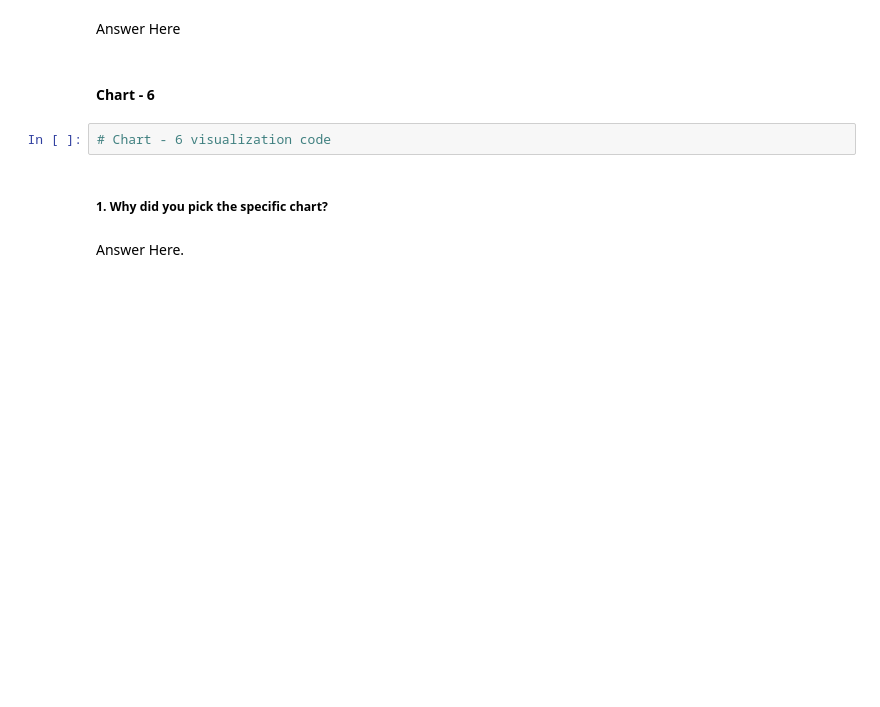
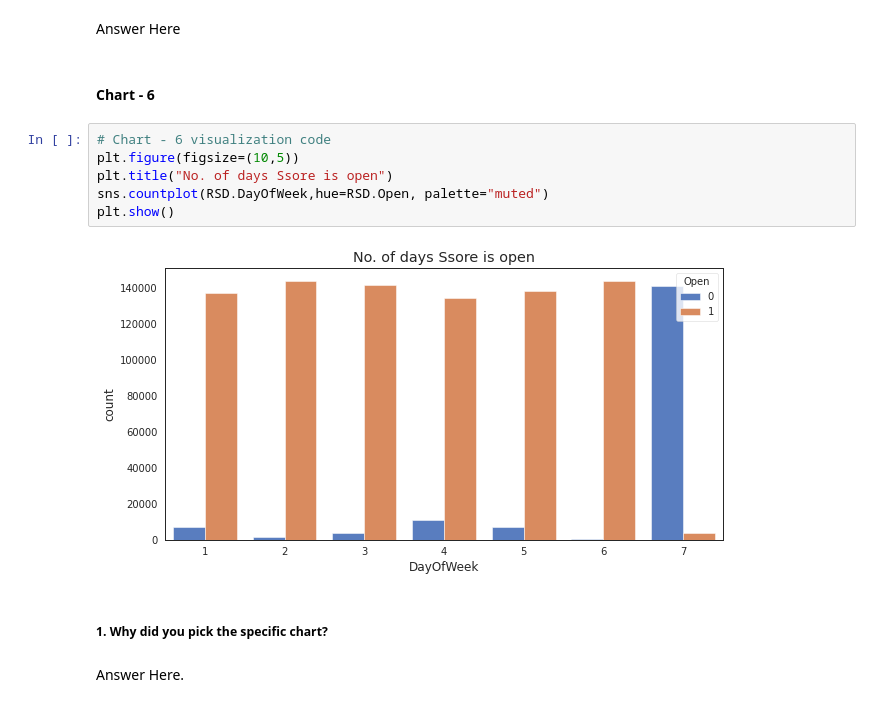
Before and after one commit to vedanttule134/Retail-Sales-Prediction, a Jupyter notebook: Retail_Sales_Prediction.ipynb, the cells around one changed output. Drawn from its saved outputs; the diff is of its cells as text; blank space fills up the shorter version.

```diff
--- a/Retail_Sales_Prediction.ipynb
+++ b/Retail_Sales_Prediction.ipynb
@@ -572,8 +575,14 @@ Are there any insights that lead to negative growth? Justify with specific reaso
 Answer Here
 # %% [markdown]
 #### Chart - 6
-# %%
-# Chart - 6 visualization code
+# %%
+# Chart - 6 visualization code
+plt.figure(figsize=(10,5))
+plt.title("No. of days Ssore is open")
+sns.countplot(RSD.DayOfWeek,hue=RSD.Open, palette="muted")
+plt.show()
+# %% [output]
+[figure, added]
 # %% [markdown]
 ##### 1. Why did you pick the specific chart?
 # %% [markdown]
```
Also changed, not shown: parts of 2 cells of this notebook.
